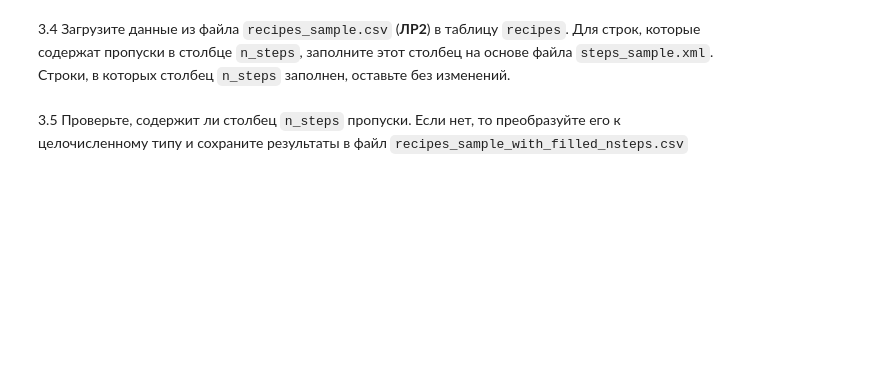
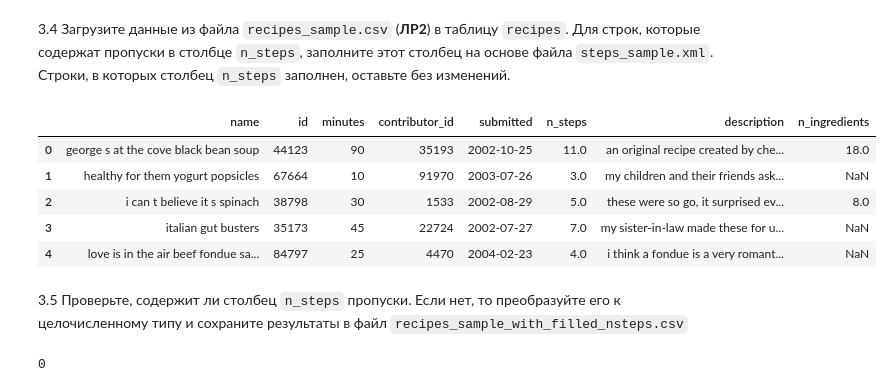
Before and after one commit to alexrzntsv/TOBD-FU, a Jupyter notebook: 3. files (XML, JSON)/03_data_files_v2_Рязанцев_Алексей.ipynb, the cells around one changed output. Drawn from its saved outputs; the diff is of its cells as text; code cells hidden in the pictures; blank space fills up the shorter version.

```diff
--- a/3. files (XML, JSON)/03_data_files_v2_Рязанцев_Алексей.ipynb
+++ b/3. files (XML, JSON)/03_data_files_v2_Рязанцев_Алексей.ipynb
@@ -310,9 +310,9 @@ res
 # %% [markdown]
 3.2 По данным файла `steps_sample.xml` сформируйте словарь следующего вида: `кол-во_шагов_в_рецепте: [список_id_рецептов]`
 # %%
-res = {k: len(v) for k, v in res.items()}
+res_2 = {k: len(v) for k, v in res.items()}
 steps_counter = {}
-for k, v in res.items():
+for k, v in res_2.items():
   if v not in steps_counter.keys():
     steps_counter[v] = [k]
   else:
@@ -341,4 +367,23 @@ steps_counter
 # %% [markdown]
 3.4 Загрузите данные из файла `recipes_sample.csv` (__ЛР2__) в таблицу `recipes`. Для строк, которые содержат пропуски в столбце `n_steps`, заполните этот столбец на основе файла  `steps_sample.xml`. Строки, в которых столбец `n_steps` заполнен, оставьте без изменений.
+# %%
+recipes = pd.read_csv('recipes_sample.csv', delimiter=',', parse_dates=['submitted'])
+recipes1 = recipes.copy()
+
+for i in range(recipes1.shape[0]):
+  if pd.isnull(recipes1.loc[i]['n_steps']):
+    recipes1.loc[i, 'n_steps'] = len(res[recipes1.loc[i, 'id']])
+recipes1.head()
+# %% [output]
+|  | name | id | minutes | contributor_id | submitted | n_steps | description | n_ingredients |
+| 0 | george s at the cove black bean soup | 44123 | 90 | 35193 | 2002-10-25 | 11.0 | an original recipe created by che... | 18.0 |
+| 1 | healthy for them yogurt popsicles | 67664 | 10 | 91970 | 2003-07-26 | 3.0 | my children and their friends ask... | NaN |
+| 2 | i can t believe it s spinach | 38798 | 30 | 1533 | 2002-08-29 | 5.0 | these were so go, it surprised ev... | 8.0 |
+| 3 | italian gut busters | 35173 | 45 | 22724 | 2002-07-27 | 7.0 | my sister-in-law made these for u... | NaN |
+| 4 | love is in the air beef fondue sa... | 84797 | 25 | 4470 | 2004-02-23 | 4.0 | i think a fondue is a very romant... | NaN |
 # %% [markdown]
 3.5 Проверьте, содержит ли столбец `n_steps` пропуски. Если нет, то преобразуйте его к целочисленному типу и сохраните результаты в файл `recipes_sample_with_filled_nsteps.csv`
+# %%
+recipes1['n_steps'].isna().sum()
+# %% [output]
+0
```
Also changed, not shown: parts of 3 cells of this notebook.
